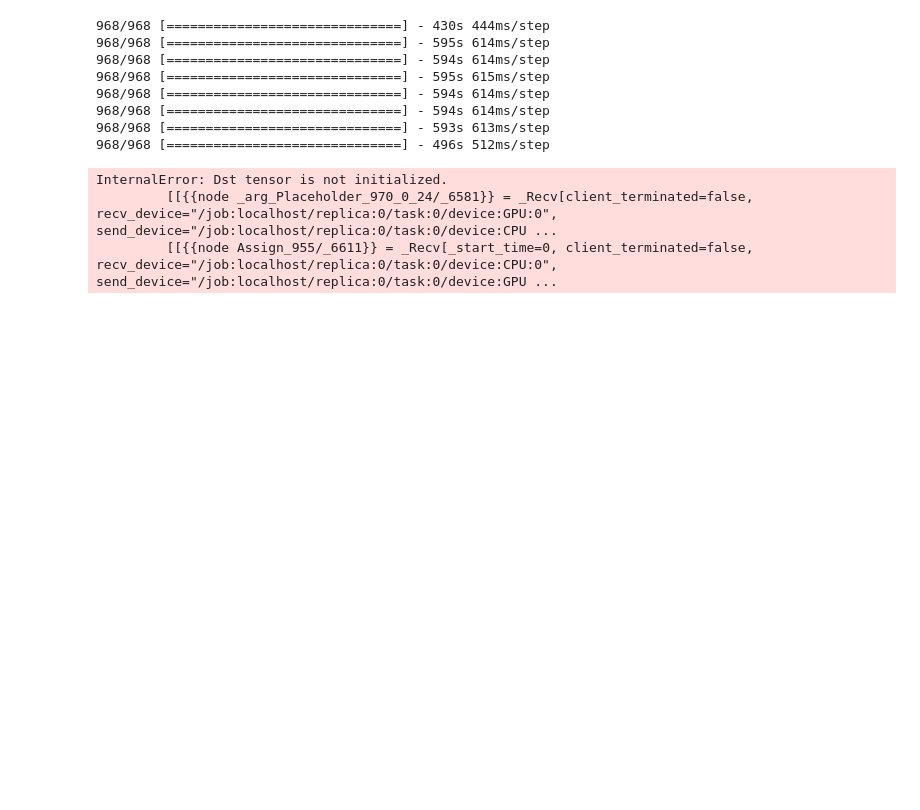
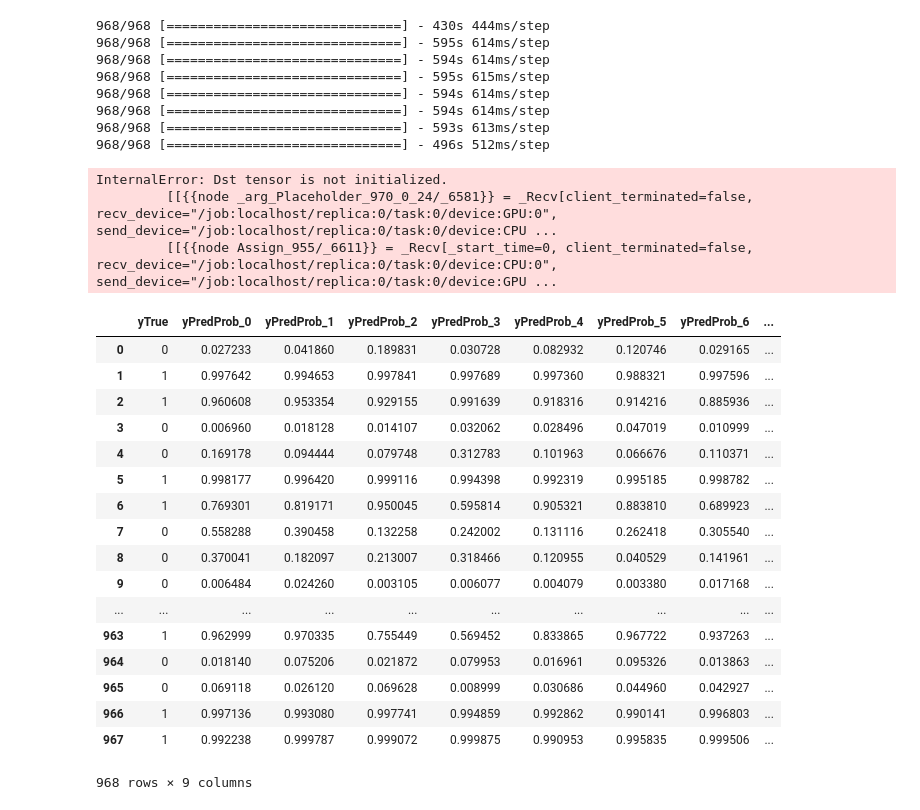
Before and after one commit to amourav/OCT-Image-Classification, a Jupyter notebook: Evaluation/model variance/VGG16/VGG16 model variance.ipynb, the cells around one changed output. Drawn from its saved outputs; the diff is of its cells as text; code cells hidden in the pictures; blank space fills up the shorter version.

Commit message:
modelVariance for predicting output on test set

```diff
--- a/Evaluation/model variance/VGG16/VGG16 model variance.ipynb
+++ b/Evaluation/model variance/VGG16/VGG16 model variance.ipynb
@@ -103,3 +103,24 @@ for i, modelPath in enumerate(bestModelPath):
 InternalError: Dst tensor is not initialized.
          [[{{node _arg_Placeholder_970_0_24/_6581}} = _Recv[client_terminated=false, recv_device="/job:localhost/replica:0/task:0/device:GPU:0", send_device="/job:localhost/replica:0/task:0/device:CPU ...
          [[{{node Assign_955/_6611}} = _Recv[_start_time=0, client_terminated=false, recv_device="/job:localhost/replica:0/task:0/device:CPU:0", send_device="/job:localhost/replica:0/task:0/device:GPU ...
+# %%
+modelPredUrgetDF
+# %% [output]
+|  | yTrue | yPredProb_0 | yPredProb_1 | yPredProb_2 | yPredProb_3 | yPredProb_4 | yPredProb_5 | yPredProb_6 | ... |
+| 0 | 0 | 0.027233 | 0.041860 | 0.189831 | 0.030728 | 0.082932 | 0.120746 | 0.029165 | ... |
+| 1 | 1 | 0.997642 | 0.994653 | 0.997841 | 0.997689 | 0.997360 | 0.988321 | 0.997596 | ... |
+| 2 | 1 | 0.960608 | 0.953354 | 0.929155 | 0.991639 | 0.918316 | 0.914216 | 0.885936 | ... |
+| 3 | 0 | 0.006960 | 0.018128 | 0.014107 | 0.032062 | 0.028496 | 0.047019 | 0.010999 | ... |
+| 4 | 0 | 0.169178 | 0.094444 | 0.079748 | 0.312783 | 0.101963 | 0.066676 | 0.110371 | ... |
+| 5 | 1 | 0.998177 | 0.996420 | 0.999116 | 0.994398 | 0.992319 | 0.995185 | 0.998782 | ... |
+| 6 | 1 | 0.769301 | 0.819171 | 0.950045 | 0.595814 | 0.905321 | 0.883810 | 0.689923 | ... |
+| 7 | 0 | 0.558288 | 0.390458 | 0.132258 | 0.242002 | 0.131116 | 0.262418 | 0.305540 | ... |
+| 8 | 0 | 0.370041 | 0.182097 | 0.213007 | 0.318466 | 0.120955 | 0.040529 | 0.141961 | ... |
+| 9 | 0 | 0.006484 | 0.024260 | 0.003105 | 0.006077 | 0.004079 | 0.003380 | 0.017168 | ... |
+| ... | ... | ... | ... | ... | ... | ... | ... | ... | ... |
+| 963 | 1 | 0.962999 | 0.970335 | 0.755449 | 0.569452 | 0.833865 | 0.967722 | 0.937263 | ... |
+| 964 | 0 | 0.018140 | 0.075206 | 0.021872 | 0.079953 | 0.016961 | 0.095326 | 0.013863 | ... |
+| 965 | 0 | 0.069118 | 0.026120 | 0.069628 | 0.008999 | 0.030686 | 0.044960 | 0.042927 | ... |
+| 966 | 1 | 0.997136 | 0.993080 | 0.997741 | 0.994859 | 0.992862 | 0.990141 | 0.996803 | ... |
+| 967 | 1 | 0.992238 | 0.999787 | 0.999072 | 0.999875 | 0.990953 | 0.995835 | 0.999506 | ... |
+968 rows × 9 columns
```
Also changed, not shown: 2 other files.
